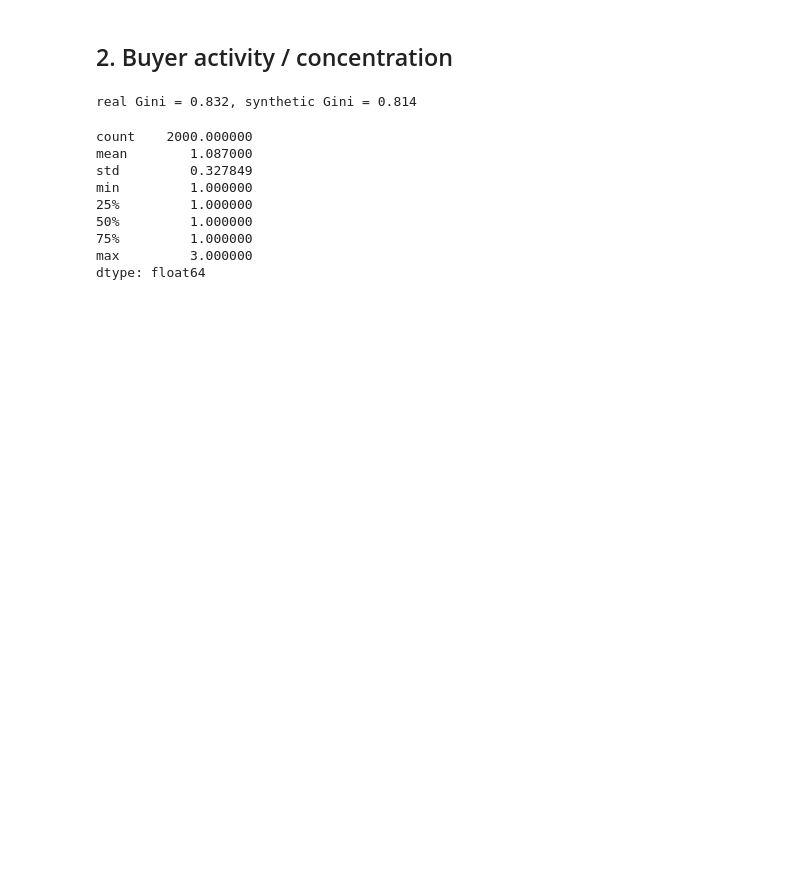
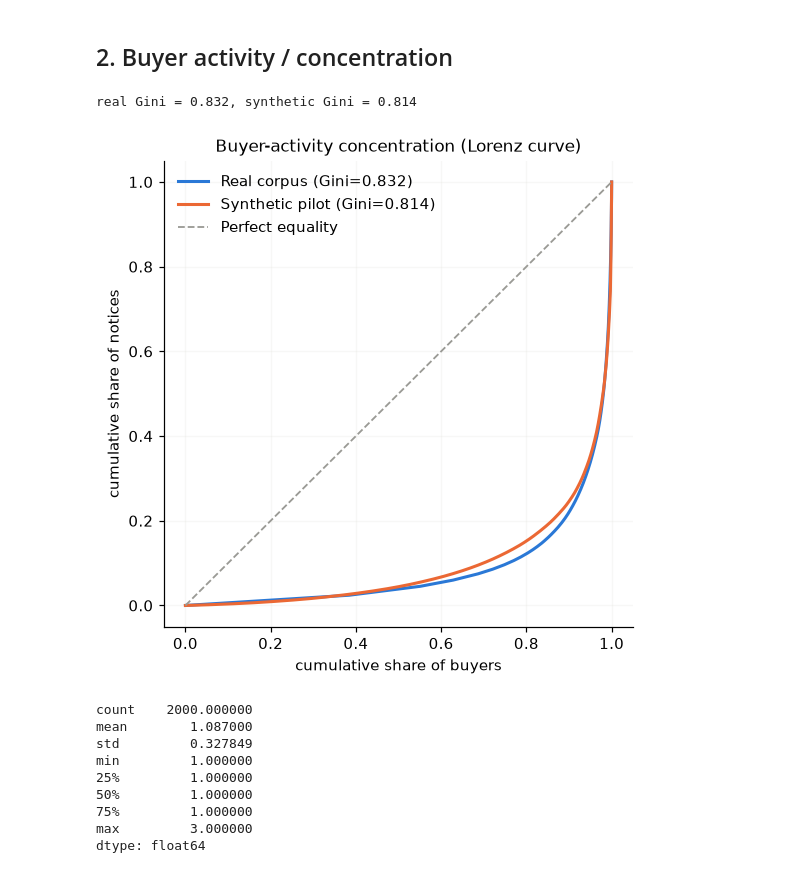
Before and after one commit to ROUSenghak/survival-analysis, a Jupyter notebook: notebooks/06_synthetic_fidelity_validation.ipynb, the cells around one changed output. Saved outputs shown, nothing was run; the diff lists cells and outputs as text; code cells hidden in the pictures; blank space fills up the shorter version.

```diff
--- a/notebooks/06_synthetic_fidelity_validation.ipynb
+++ b/notebooks/06_synthetic_fidelity_validation.ipynb
@@ -94,6 +157,11 @@ def gini(x):
     cum = np.cumsum(x)
     return (n + 1 - 2 * (cum.sum() / cum[-1])) / n
 
+def lorenz_curve(x):
+    x = np.sort(np.asarray(x, dtype=float))
+    cum = np.cumsum(x) / x.sum()
+    return np.concatenate([[0.0], np.arange(1, len(x) + 1) / len(x)]), np.concatenate([[0.0], cum])
+
 real_gini = 0.832  # calib_buyer_concentration_lorenz.csv / parameter_inventory.csv (real corpus, n=5,268 buyers)
 syn_gini = gini(buyers["activity_rate"])
 add_fidelity("buyer_activity_gini", real_gini, round(syn_gini, 3),
@@ -101,6 +169,28 @@ add_fidelity("buyer_activity_gini", real_gini, round(syn_gini, 3),
 print(f"real Gini = {real_gini}, synthetic Gini = {syn_gini:.3f}")
 # %% [output]
 real Gini = 0.832, synthetic Gini = 0.814
+# %%
+real_lorenz_path = CALIB_DIR / "calib_buyer_concentration_lorenz.csv"
+fig, ax = plt.subplots(figsize=(5.5, 5.5))
+
+if real_lorenz_path.exists():
+    real_lorenz = pd.read_csv(real_lorenz_path)
+    ax.plot(real_lorenz["cum_share_buyers"], real_lorenz["cum_share_notices"],
+            color=COLOR_REAL, linewidth=2, label=f"Real corpus (Gini={real_gini})")
+
+syn_x, syn_y = lorenz_curve(buyers["activity_rate"])
+ax.plot(syn_x, syn_y, color=COLOR_SYNTHETIC, linewidth=2, label=f"Synthetic pilot (Gini={syn_gini:.3f})")
+ax.plot([0, 1], [0, 1], color="#9a9a95", linewidth=1.2, linestyle="--", label="Perfect equality")
+
+ax.set_xlabel("cumulative share of buyers"); ax.set_ylabel("cumulative share of notices")
+ax.set_title("Buyer-activity concentration (Lorenz curve)")
+ax.legend(loc="upper left", frameon=False)
+style_axes(ax, horizontal_grid=False)
+ax.grid(color=COLOR_GRID, linewidth=0.9, zorder=0)
+save(fig, "v0_1_buyer_lorenz_curve")
+plt.show()
+# %% [output]
+[figure, added]
 # %%
 establishments_per_buyer = establishments.groupby("buyer_id_true").size()
 add_fidelity("establishments_per_buyer_mean", "n/a (not a real-corpus OBSERVABLE table)", round(establishments_per_buyer.mean(), 2),
```
Also changed, not shown: parts of 28 cells of this notebook, 20 other files.
